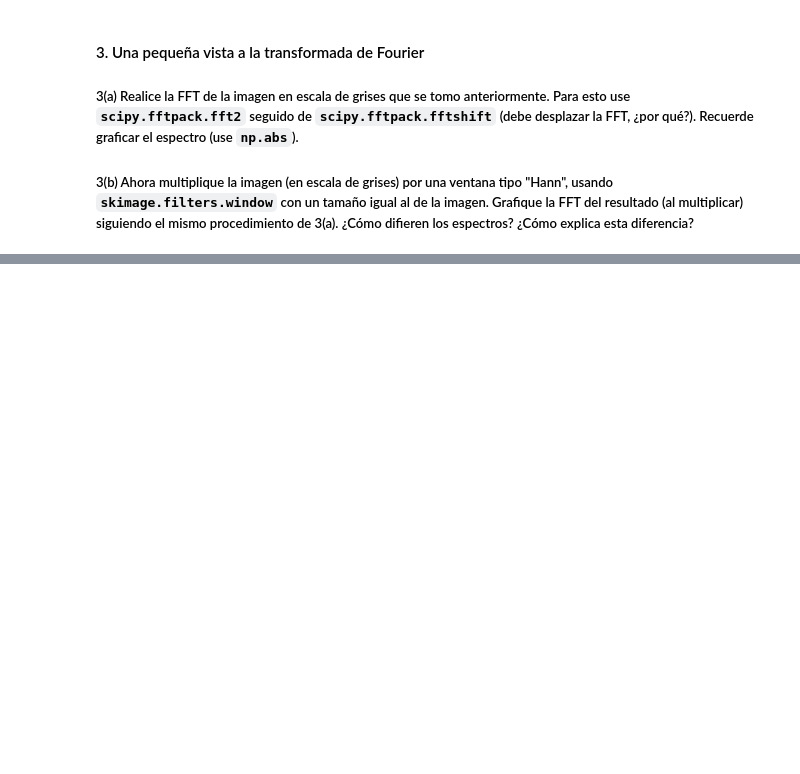
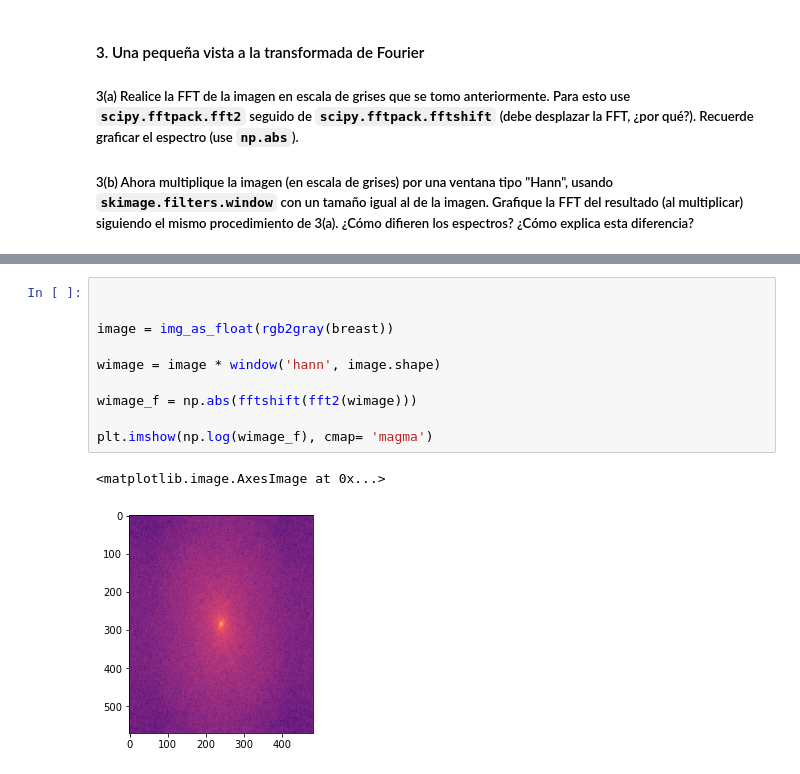
Before and after one commit to juanksRuiz/Vision_por_computador, a Jupyter notebook: Talleres/Taller2/Taller2.ipynb, the cells around one changed output, grey strips where cells are left out. Drawn from its saved outputs; the diff is of its cells as text; blank space fills up the shorter version.

```diff
--- a/Talleres/Taller2/Taller2.ipynb
+++ b/Talleres/Taller2/Taller2.ipynb
@@ -143,0 +182,13 @@ Gx                 |  Gy
+# %%
+
+
+image = img_as_float(rgb2gray(breast))
+
+wimage = image * window('hann', image.shape)
+
+wimage_f = np.abs(fftshift(fft2(wimage)))
+
+plt.imshow(np.log(wimage_f), cmap= 'magma')
+# %% [output]
+<matplotlib.image.AxesImage at 0x...>
+[figure, added]
```
Also changed, not shown: parts of 5 cells of this notebook, 1 other file.
